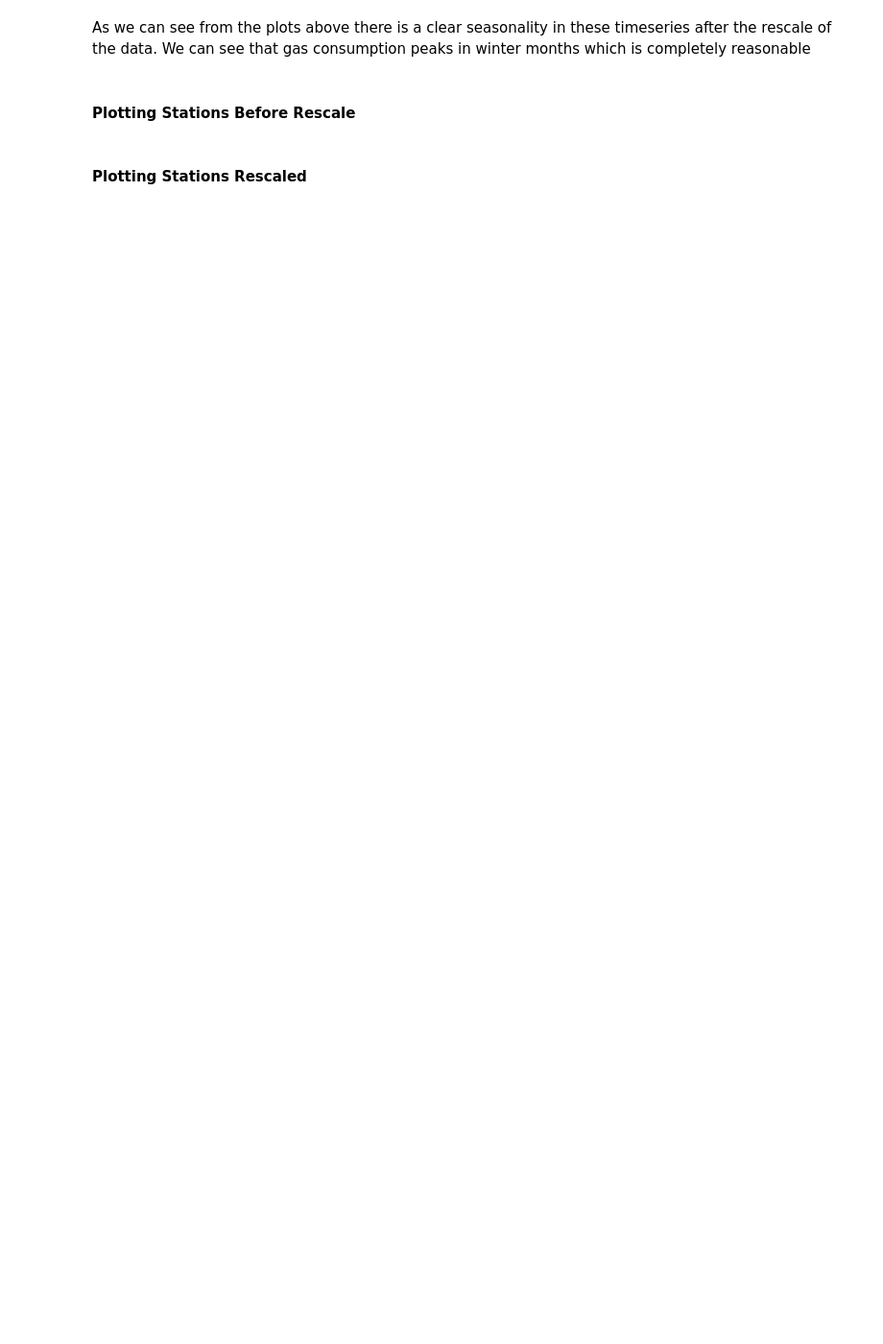
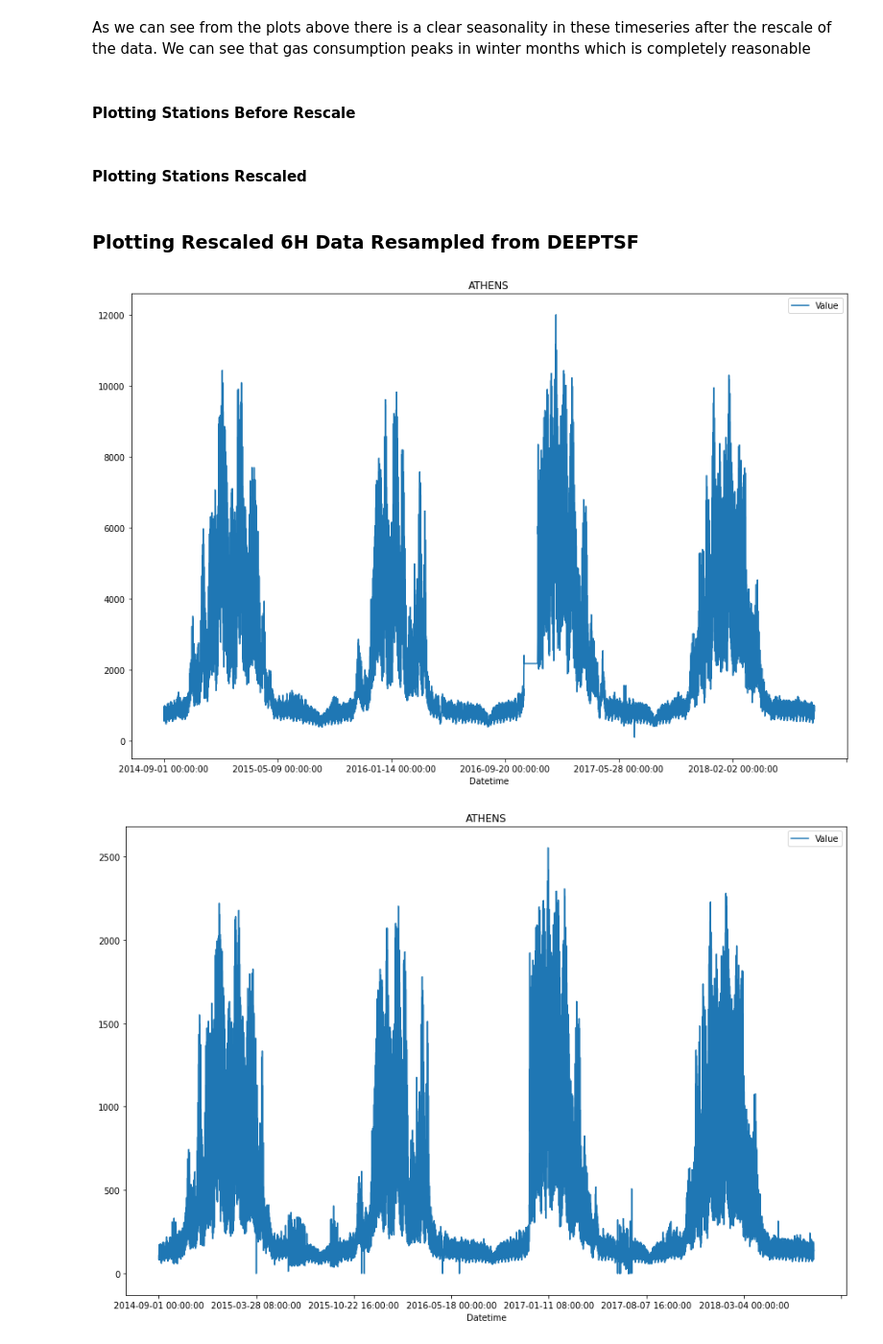
Before and after one commit to vouts96/thesis-bill, a Jupyter notebook: MY_CODE/eda_excel_files.ipynb, the cells around one changed output. Shown: that part at 96% size. Drawn from its saved outputs; the diff is of its cells as text; code cells hidden in the pictures; blank space fills up the shorter version.

```diff
--- a/MY_CODE/eda_excel_files.ipynb
+++ b/MY_CODE/eda_excel_files.ipynb
@@ -175,7 +175,7 @@ import pandas as pd
 import matplotlib.pyplot as plt
 
 
-def plot_region(csv, region):
+def plot_region_rescaled(csv, region):
     """Gets a csv of data and a wanted region that you want to plot
         from the csv
 
@@ -193,11 +193,11 @@ def plot_region(csv, region):
     df.plot(x='Datetime', y='Value', kind='line', title=region, figsize=(15,10))
 
 
-plot_region('../EXCEL_TO_CSV/all_data_long_rescaled.csv', 'ATHENS')
-plot_region('../EXCEL_TO_CSV/all_data_long_rescaled.csv', 'VOLOS')
-plot_region('../EXCEL_TO_CSV/all_data_long_rescaled.csv', 'THESSALONIKI')
-plot_region('../EXCEL_TO_CSV/all_data_long_rescaled.csv', 'KARDITSA')
-plot_region('../EXCEL_TO_CSV/all_data_long_rescaled.csv', 'LARISSA')
+plot_region_rescaled('../EXCEL_TO_CSV/all_data_long_rescaled.csv', 'ATHENS')
+plot_region_rescaled('../EXCEL_TO_CSV/all_data_long_rescaled.csv', 'VOLOS')
+plot_region_rescaled('../EXCEL_TO_CSV/all_data_long_rescaled.csv', 'THESSALONIKI')
+plot_region_rescaled('../EXCEL_TO_CSV/all_data_long_rescaled.csv', 'KARDITSA')
+plot_region_rescaled('../EXCEL_TO_CSV/all_data_long_rescaled.csv', 'LARISSA')
 # %% [output]
 [figure]
 [figure]
@@ -238,3 +238,11 @@ plot_all_regions('../EXCEL_TO_CSV/all_data_changed_format_long.csv')
 #### Plotting Stations Rescaled
 # %%
 plot_all_regions('../EXCEL_TO_CSV/all_data_long_rescaled.csv')
+# %% [markdown]
+### Plotting Rescaled 6H Data Resampled from DEEPTSF
+# %%
+plot_region('../EXCEL_TO_CSV/ATHENS_long_rescaled_6H_DEEPTSF.csv', 'ATHENS')    # 6H ATHENS
+plot_region('../EXCEL_TO_CSV/all_data_long_rescaled.csv', 'ATHENS')             # 1H ATHENS
+# %% [output]
+[figure, added]
+[figure, added]
```
Also changed, not shown: parts of 6 cells of this notebook, 1 other file.
